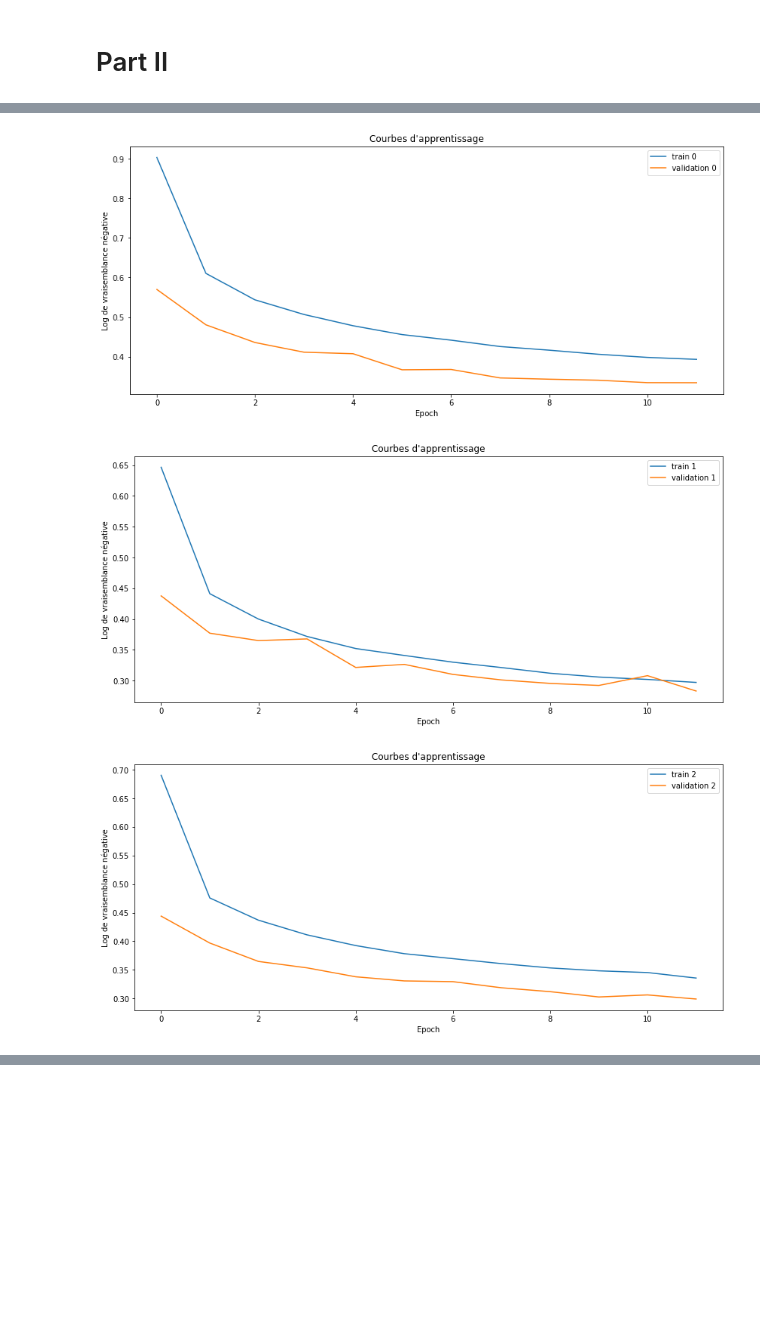
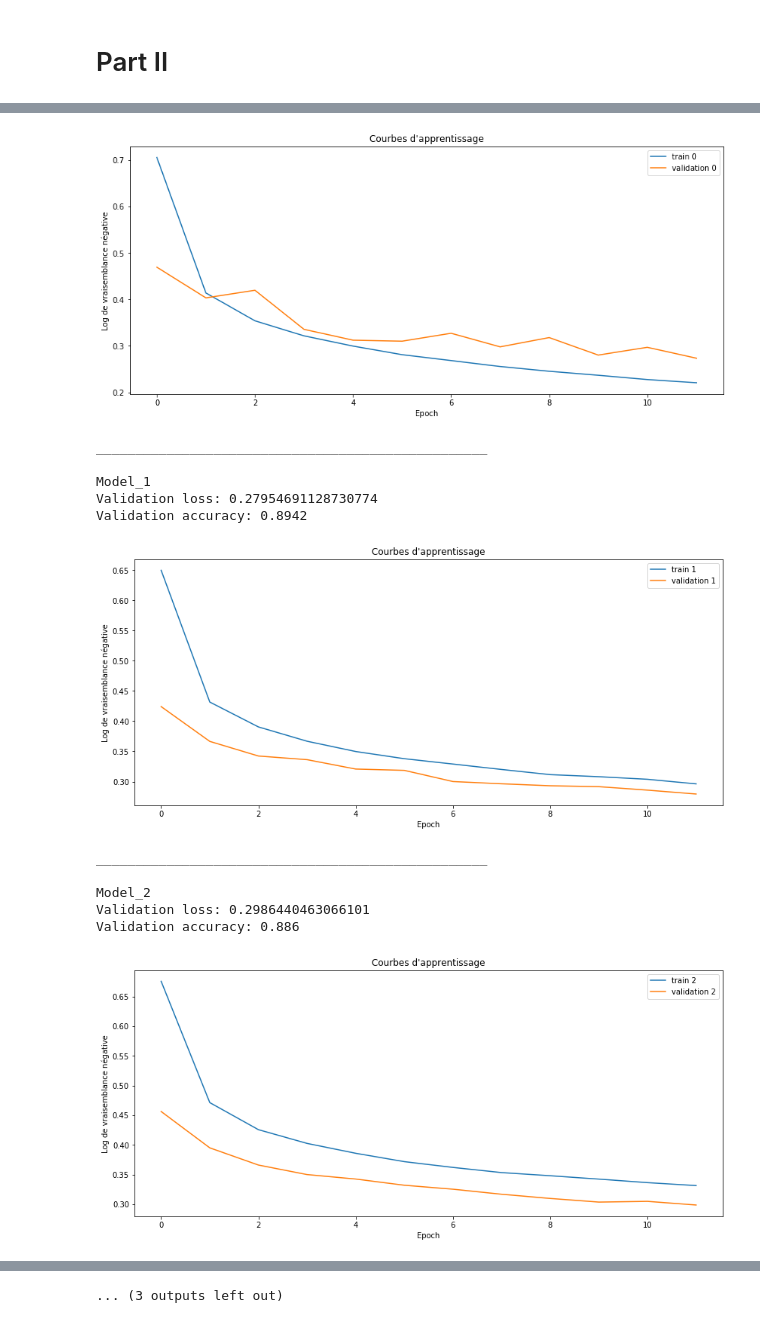
Before and after one commit to KacemKhaled/INF8225, a Jupyter notebook: TP2/TP2.ipynb, the cells around one changed output, grey strips where cells are left out. Cells and saved outputs as stored; diff of their text form; code cells hidden in the pictures; blank space fills up the shorter version.

Commit message:
more models

```diff
--- a/TP2/TP2.ipynb
+++ b/TP2/TP2.ipynb
@@ -386,7 +406,7 @@ import keras
 from keras.datasets import fashion_mnist
 from keras.models import Sequential
 from keras.layers import Dense, Dropout, Flatten, Conv2D, MaxPooling2D
-from keras.optimizers import SGD, Adadelta
+from keras.optimizers import SGD, Adadelta, Adamax
 from keras.utils import to_categorical
 from sklearn.utils import shuffle
 from sklearn.model_selection import train_test_split
@@ -416,16 +436,14 @@ X_test, X_validation, y_test, y_validation = train_test_split(X_test, y_test, te
 
 # first model to compare
 model_0 = Sequential()
-model_0.add(Conv2D(64, kernel_size=(3, 3),
+model_0.add(Conv2D(32, kernel_size=(3, 3),
                  activation='relu',
                  input_shape=(28,28,1)))
 model_0.add(MaxPooling2D(pool_size=(4, 4)))
-model_0.add(Conv2D(32, (3, 3), activation='relu'))
+model_0.add(Conv2D(64, (3, 3), activation='relu'))
 model_0.add(MaxPooling2D(pool_size=(2, 2)))
-model_0.add(Dropout(0.5))
 model_0.add(Flatten())
 model_0.add(Dense(128, activation='relu'))
-model_0.add(Dropout(0.25))
 model_0.add(Dense(10, activation='softmax'))
 model_0.compile(loss='categorical_crossentropy',optimizer=Adadelta(lr=1.0),metrics=['accuracy'])
 
@@ -498,19 +516,52 @@ model_4.add(Dropout(0.25))
 model_4.add(Dense(10, activation='softmax'))
 model_4.compile(loss='categorical_crossentropy',optimizer=Adadelta(lr=1.0),metrics=['accuracy'])
 
-models = [model_0, model_1, model_2, model_3, model_4]
+# CNN Example from Keras Documentation
+model_5 = Sequential()
+model_5.add(Conv2D(32, kernel_size=(3, 3),
+                 activation='relu',
+                 input_shape=(28,28,1)))
+model_5.add(Conv2D(64, (3, 3), activation='relu'))
+model_5.add(MaxPooling2D(pool_size=(2, 2)))
+model_5.add(Dropout(0.25))
+model_5.add(Flatten())
+model_5.add(Dense(128, activation='relu'))
+model_5.add(Dropout(0.5))
+model_5.add(Dense(10, activation='softmax'))
 
+model_5.compile(loss='categorical_crossentropy',optimizer=Adadelta(),metrics=['accuracy'])
+
+
+# Fully Connected Model
+model_6 = Sequential()
+model_6.add(Flatten(input_shape=(28,28,1)))
+model_6.add(Dense(100, activation='sigmoid', bias_initializer='ones' , use_bias=True))
+model_6.add(Dense(100, activation='sigmoid', bias_initializer='ones' , use_bias=True))
+model_6.add(Dense(100, activation='sigmoid', bias_initializer='ones' , use_bias=True))
+model_6.add(Dense(10, activation='softmax', bias_initializer='ones' , use_bias=True))
+model_6.compile(loss='categorical_crossentropy',optimizer=Adamax(lr=0.001),metrics=['accuracy'])
+
+
+models = [model_0, model_1, model_2, model_3, model_4, model_5, model_6]
+
+best_validation = 0
+best_model = -1
 for i in range(len(models)):
+    print("_"*50)
+    print ("\nModel_%d" % (i))
     model = models[i]
 
     history = model.fit(X_train, y_train,
               batch_size=128,
               epochs=12,
-              verbose=1,
+              verbose=0, # silent mode to reduce the amount of prints in the report
               validation_data=(X_validation, y_validation))
-    score = model.evaluate(X_test, y_test, verbose=0)
-    print('Test loss:', score[0])
-    print('Test accuracy:', score[1])
+    score = model.evaluate(X_validation, y_validation, verbose=0)
+    print('Validation loss:', score[0])
+    print('Validation accuracy:', score[1])
+    if score[1] > best_validation:
+      best_validation = score[1]
+      best_model = i
 
     # collect and plot the losses for the training and validation sets
     losses_train = history.history['loss']
@@ -523,4 +574,10 @@ for i in range(len(models)):
     plt.ylabel('Log de vraisemblance négative')
     plt.xlabel('Epoch')
     plt.legend(loc='best')
+    plt.show()
+
+print("Best model is : model_%d" % (best_model))
+score = models[best_model].evaluate(X_test, y_test, verbose=0)
+print('Test loss:', score[0])
+print('Test accuracy:', score[1])
 # %% [output]
@@ -544,3 +589,13 @@ Test accuracy: 0.9021999835968018
-[figure, old version]
+[figure, new version]
+__________________________________________________
+
+Model_1
+Validation loss: 0.27954691128730774
+Validation accuracy: 0.8942
-[figure, old version]
+[figure, new version]
+__________________________________________________
+
+Model_2
+Validation loss: 0.2986440463066101
+Validation accuracy: 0.886
-[figure, old version]
+[figure, new version]
@@ -548,0 +620 @@ Test accuracy: 0.9021999835968018
+... (3 outputs left out)
```
Also changed, not shown: parts of 2 cells of this notebook.
